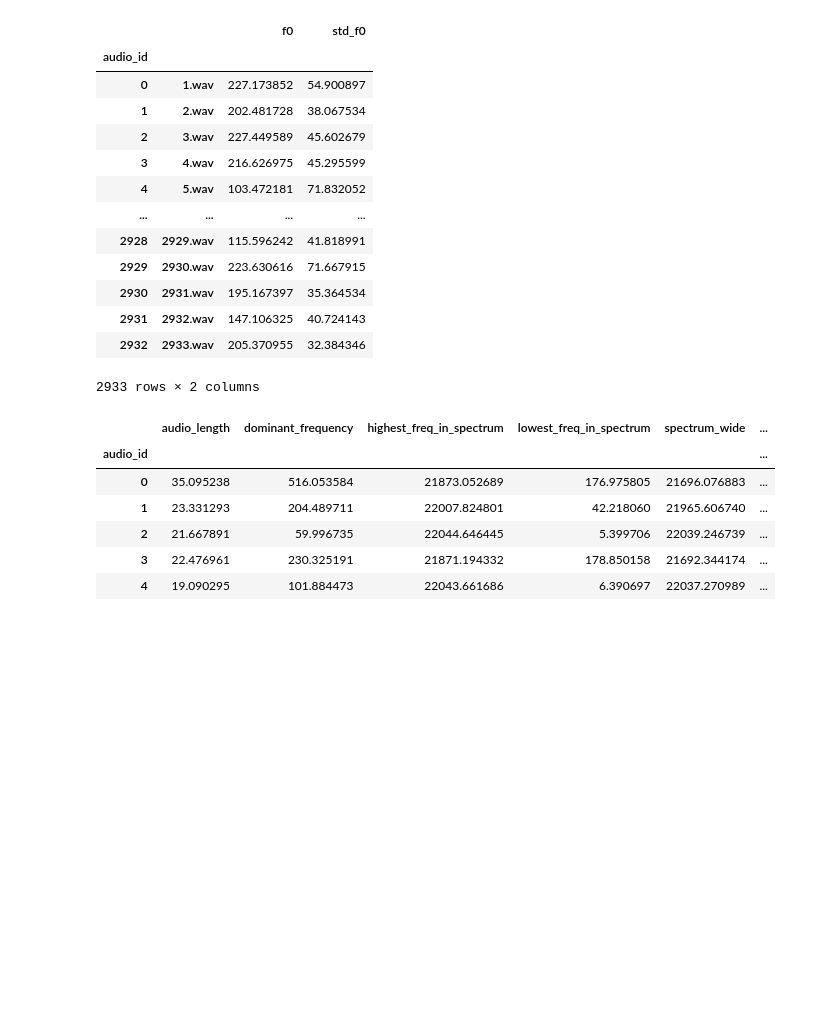
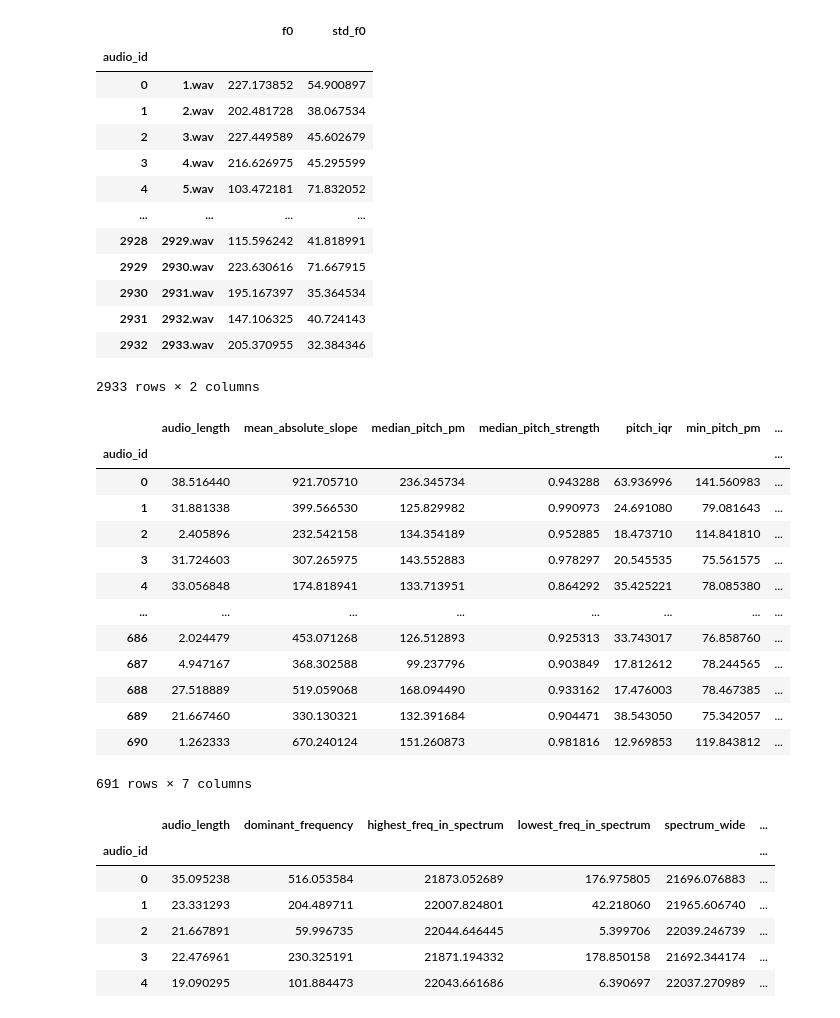
Before and after one commit to OTOTOTO02/Data-Science-Lab-process-and-methods-2024-25-WInter-Assignment, a Jupyter notebook: main.ipynb, the cells around one changed output. Saved outputs shown, nothing was run; the diff lists cells and outputs as text; code cells hidden in the pictures; blank space fills up the shorter version.

```diff
--- a/main.ipynb
+++ b/main.ipynb
@@ -59,7 +63,7 @@ AUDIOS_EVALUATION_CLEANED = "Dataset/audios_evaluation_cleaned/"
 
 COMPUTE_ALL = False
 
-N_MFCC = 13
+N_MFCC = 20
 FREQ_BIN = 32
 
 precisionLog = {
@@ -91,10 +95,10 @@ precisionLinear = {
 columns_correlator = {
     k:v for k,v in zip(
         [
-            "time_domain.csv", "freq_domain.csv", "spectrogram.csv", "mel_spectrogram.csv", "mfcc.csv", "hpss.csv", "zcr.csv", "poly.csv", "fundamental_freq.csv"
+            "time_domain.csv", "freq_domain.csv", "spectrogram.csv", "mel_spectrogram.csv", "mfcc.csv", "hpss.csv", "zcr.csv", "poly.csv", "formants.csv"
         ],
         [
-            ['audio_length'],
+            ['audio_length', 'mean_absolute_slope', 'median_pitch', 'median_pitch_strength', 'pitch_iqr'],
             ['dominant_frequency', 'highest_freq_in_spectrum', 'lowest_freq_in_spectrum', 'spectrum_wide'],
             ['spect_overall_mean', 'spect_overall_var'] + [f"spect_frequency_mean_{t}" for t in range(FREQ_BIN)] + [f"spect_frequency_var_{t}" for t in range(FREQ_BIN)],
             ['mel_overall_mean', 'mel_overall_var'] + [f"mel_frequency_mean_{t}" for t in range(FREQ_BIN)] + [f"mel_frequency_var_{t}" for t in range(FREQ_BIN)],
@@ -967,7 +971,7 @@ def plot_audio(y:np.ndarray, sr:float, time=False, freq=False, spectrogram=False
         return y_mel, y_mel_db
     if mfcc:
         # y_mfccs = librosa.feature.mfcc(y=y, sr=sr, n_mfcc=n_mfcc)
-        y_mfccs = y.to_mfcc(number_of_coefficients=N_MFCC).to_array()[1:]
+        y_mfccs = y.to_mfcc(number_of_coefficients=N_MFCC-1).to_array()
 
         if plot:
             plt.figure(figsize=(12, 4))
@@ -1013,19 +1017,3 @@ def plot_audio(y:np.ndarray, sr:float, time=False, freq=False, spectrogram=False
     return y
 # %% [markdown]
 #### Time domain
-# %%
-def time_domain(dir, audio, plot=False):
-    res = pd.DataFrame(0, index=[audio], columns=['audio_length'], dtype=float)
-
-    y, sr = librosa.load(dir + audio, sr=sampling_rate)
-
-    length = y.shape[0]/sr
-
-    res.loc[audio, 'audio_length'] = length
-
-    if plot:
-        plot_audio(y, sr, time=True, plot=plot)
-
-        print(f"Audio: {i}")
-        print(f"Length: {length}")
-    return res
@@ -1497,6 +1705,30 @@ display(funds)
 | 2931 | 2932.wav | 147.106325 | 40.724143 |
 | 2932 | 2933.wav | 205.370955 | 32.384346 |
 2933 rows × 2 columns
+# %%
+all_features = Parallel(n_jobs=1)(
+        delayed(time_domain)(AUDIOS_EVALUATION, file) for file in tqdm(audio_eval)
+    )
+
+funds = pd.concat(all_features)
+funds.index.name = 'audio_id'
+funds.to_csv("Features/eval/time_domain.csv")
+display(funds)
+# %% [output]
+|  | audio_length | mean_absolute_slope | median_pitch_pm | median_pitch_strength | pitch_iqr | min_pitch_pm | ... |
+| audio_id |  |  |  |  |  |  | ... |
+| 0 | 38.516440 | 921.705710 | 236.345734 | 0.943288 | 63.936996 | 141.560983 | ... |
+| 1 | 31.881338 | 399.566530 | 125.829982 | 0.990973 | 24.691080 | 79.081643 | ... |
+| 2 | 2.405896 | 232.542158 | 134.354189 | 0.952885 | 18.473710 | 114.841810 | ... |
+| 3 | 31.724603 | 307.265975 | 143.552883 | 0.978297 | 20.545535 | 75.561575 | ... |
+| 4 | 33.056848 | 174.818941 | 133.713951 | 0.864292 | 35.425221 | 78.085380 | ... |
+| ... | ... | ... | ... | ... | ... | ... | ... |
+| 686 | 2.024479 | 453.071268 | 126.512893 | 0.925313 | 33.743017 | 76.858760 | ... |
+| 687 | 4.947167 | 368.302588 | 99.237796 | 0.903849 | 17.812612 | 78.244565 | ... |
+| 688 | 27.518889 | 519.059068 | 168.094490 | 0.933162 | 17.476003 | 78.467385 | ... |
+| 689 | 21.667460 | 330.130321 | 132.391684 | 0.904471 | 38.543050 | 75.342057 | ... |
+| 690 | 1.262333 | 670.240124 | 151.260873 | 0.981816 | 12.969853 | 119.843812 | ... |
+691 rows × 7 columns
 # %%
 # all_fundamental_freq = Parallel(n_jobs=-1)(
 #     delayed(fundamental_freq)(AUDIOS_EVALUATION, audio, plot=False) for audio in audio_eval
```
Also changed, not shown: parts of 8 cells of this notebook, 1 other file.
